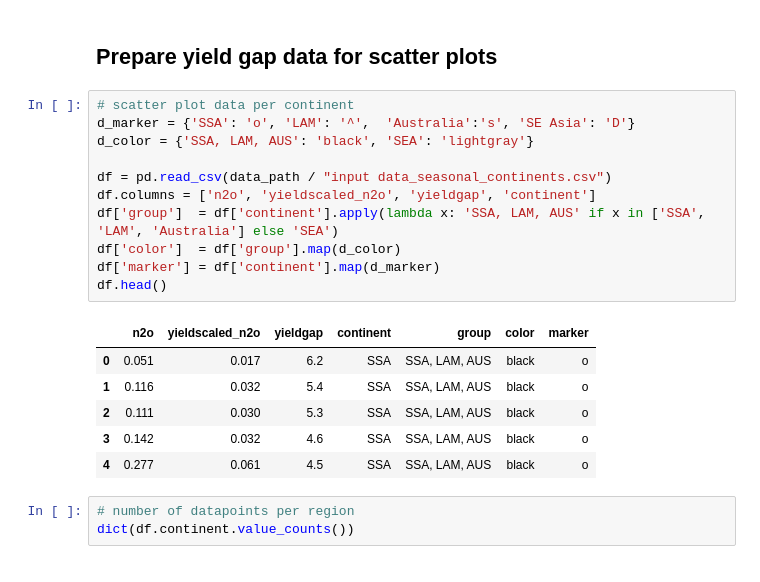
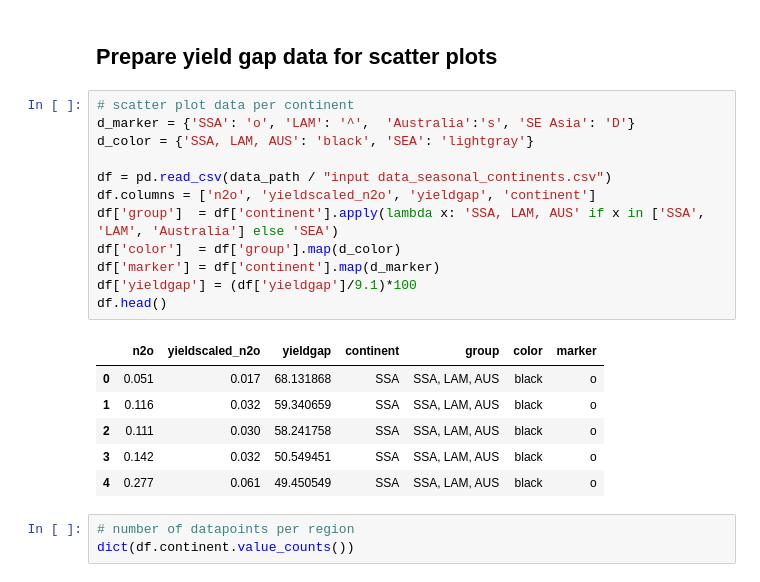
Before and after one commit to cwerner/yieldgap-analysis-africa, a Jupyter notebook: plotting.ipynb, the cells around one changed output. Saved outputs shown, nothing was run; the diff lists cells and outputs as text.

```diff
--- a/plotting.ipynb
+++ b/plotting.ipynb
@@ -105,21 +118,22 @@ with xr.open_dataset(data_path / "mask.nc") as mask:
 # %%
 # scatter plot data per continent
 d_marker = {'SSA': 'o', 'LAM': '^',  'Australia':'s', 'SE Asia': 'D'}
 d_color = {'SSA, LAM, AUS': 'black', 'SEA': 'lightgray'}
 
 df = pd.read_csv(data_path / "input data_seasonal_continents.csv")
 df.columns = ['n2o', 'yieldscaled_n2o', 'yieldgap', 'continent']
 df['group']  = df['continent'].apply(lambda x: 'SSA, LAM, AUS' if x in ['SSA', 'LAM', 'Australia'] else 'SEA')
 df['color']  = df['group'].map(d_color)
 df['marker'] = df['continent'].map(d_marker)
+df['yieldgap'] = (df['yieldgap']/9.1)*100
 df.head()
 # %% [output]
 |  | n2o | yieldscaled_n2o | yieldgap | continent | group | color | marker |
-| 0 | 0.051 | 0.017 | 6.2 | SSA | SSA, LAM, AUS | black | o |
-| 1 | 0.116 | 0.032 | 5.4 | SSA | SSA, LAM, AUS | black | o |
-| 2 | 0.111 | 0.030 | 5.3 | SSA | SSA, LAM, AUS | black | o |
-| 3 | 0.142 | 0.032 | 4.6 | SSA | SSA, LAM, AUS | black | o |
-| 4 | 0.277 | 0.061 | 4.5 | SSA | SSA, LAM, AUS | black | o |
+| 0 | 0.051 | 0.017 | 68.131868 | SSA | SSA, LAM, AUS | black | o |
+| 1 | 0.116 | 0.032 | 59.340659 | SSA | SSA, LAM, AUS | black | o |
+| 2 | 0.111 | 0.030 | 58.241758 | SSA | SSA, LAM, AUS | black | o |
+| 3 | 0.142 | 0.032 | 50.549451 | SSA | SSA, LAM, AUS | black | o |
+| 4 | 0.277 | 0.061 | 49.450549 | SSA | SSA, LAM, AUS | black | o |
 # %%
 # number of datapoints per region
 dict(df.continent.value_counts())
```
Also changed, not shown: parts of 7 cells of this notebook, 2 other files.
